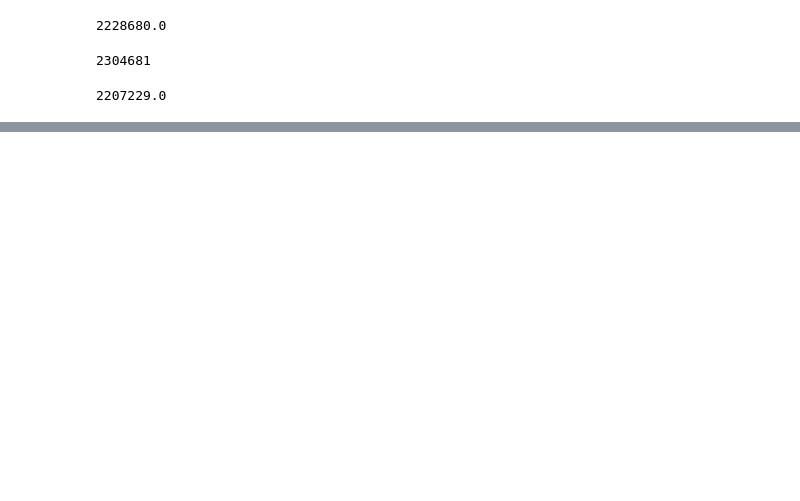
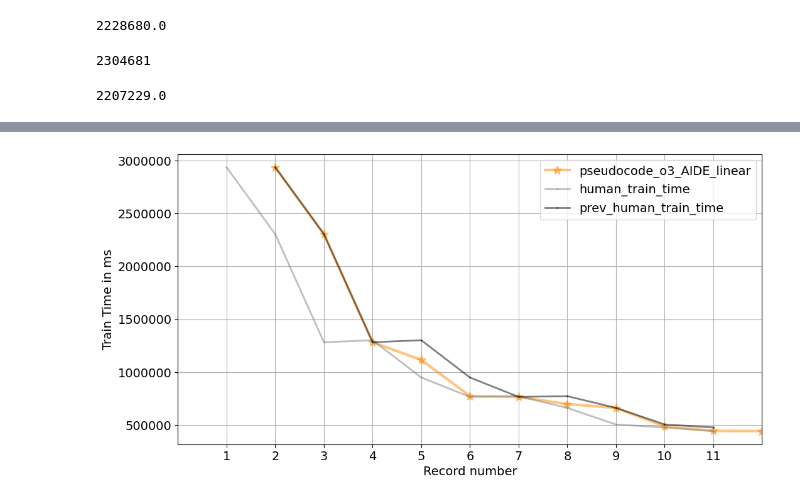
Before and after one commit to facebookresearch/llm-speedrunner, a Jupyter notebook: plot/time_gap_recovered.ipynb, the cells around one changed output, grey strips where cells are left out. Cells and saved outputs as stored; diff of their text form; code cells hidden in the pictures; blank space fills up the shorter version.

```diff
--- a/plot/time_gap_recovered.ipynb
+++ b/plot/time_gap_recovered.ipynb
@@ -245,0 +411,44 @@ o3_bon_results[1]
+# %%
+cmap = plt.get_cmap('tab10')
+fig, ax = plt.subplots()
+prev_human_train_time_dict = {k + 1: v for k, v in human_train_time_dict.items()}
+
+# r1_bon_results = convert_to_dict(r1_bon_dummy_no_knowledge_l1)
+# r1_aide_results = convert_to_dict(r1_aide_dummy_no_knowledge_l1)
+# o3_bon_results = convert_to_dict(o3_bon_dummy_no_knowledge_l1)
+o3_aide_results = convert_to_dict(o3_aide_dummy_no_knowledge_l1)
+
+# (r1_bon_gap_in_percentage, "R1 BON Gap Percentage", 'crimson'),
+# (r1_aide_gap_in_percentage, "R1 AIDE Gap Percentage", 'royalblue'),
+# (o3_bon_gap_in_percentage, "O3 BON Gap Percentage", 'forestgreen'),
+# (o3_aide_gap_in_percentage, "O3 AIDE Gap Percentage", 'darkorange')
+
+
+o3_aide_results_for_plot = {k + 1: v for k, v in sorted(o3_aide_results.items())}
+# sorted_r1_bon_results = {k: v for k, v in sorted(r1_bon_results.items())}
+ax.plot(o3_aide_results_for_plot.keys(),
+    o3_aide_results_for_plot.values(),
+    label='pseudocode_o3_AIDE_linear',
+    color='darkorange', linestyle='-', marker='*', markersize=10, linewidth=3, alpha=0.5)
+ax.set_xlim(0, 12)
+ax.set_xticks(range(1, 12))
+ax.plot({k: v for k, v in human_train_time_dict.items() if 1 <= k <= 11}.keys(),
+    {k: v for k, v in human_train_time_dict.items() if 1 <= k <= 11}.values(),
+    label='human_train_time',
+    color=cmap(7), linestyle='-', marker='d', markersize=1, linewidth=2, alpha=0.5)
+prev_human_train_time_dict = {k + 1: v for k, v in human_train_time_dict.items() if 2 <= k + 1 <= 11}
+ax.plot(prev_human_train_time_dict.keys(), prev_human_train_time_dict.values(),
+    label='prev_human_train_time',
+    color='black', linestyle='-', marker='d', markersize=1, linewidth=2, alpha=0.5)
+ax.set_xlabel('Record number')
+ax.set_ylabel('Train Time in ms')
+ax.grid()
+ax.legend()
+def plain_formatter(x, pos):
+    return f"{x:.0f}"
+ax.xaxis.set_major_formatter(ticker.FuncFormatter(plain_formatter))
+ax.yaxis.set_major_formatter(ticker.FuncFormatter(plain_formatter))
+
+plt.show()
+# %% [output]
+[figure, added]
```
Also changed, not shown: parts of 7 cells of this notebook.
